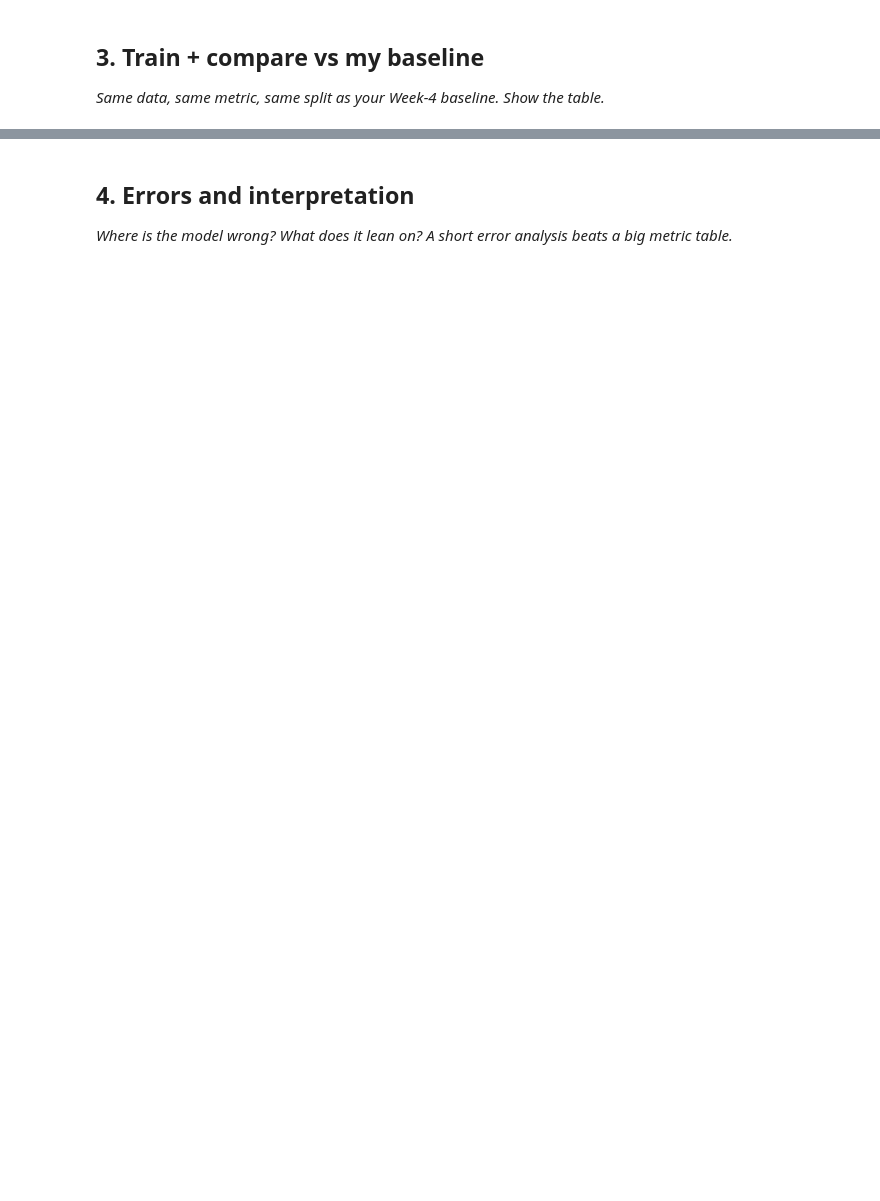
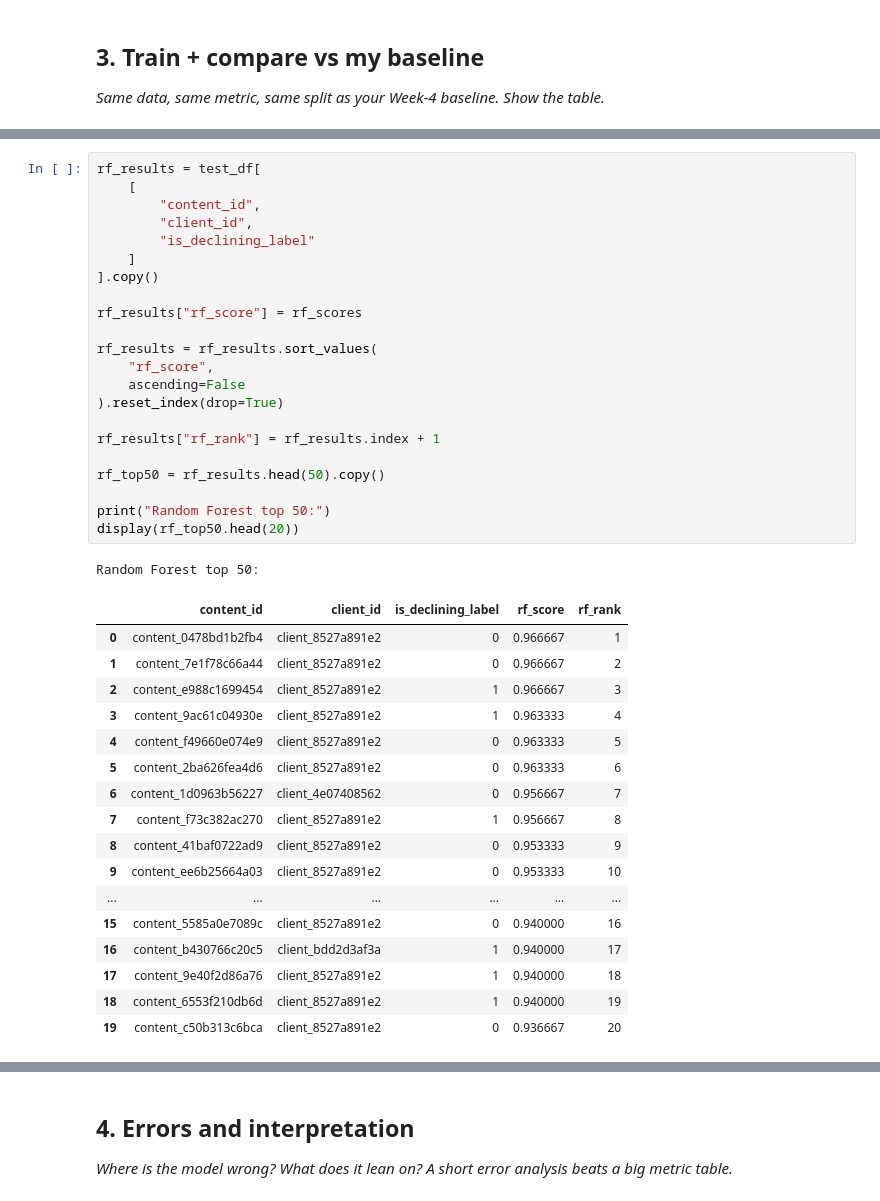
Before and after one commit to Kashaf537/flyrank-ml-internship, a Jupyter notebook: work/notebooks/w05_model.ipynb, the cells around one changed output, grey strips where cells are left out. Saved outputs shown, nothing was run; the diff lists cells and outputs as text; blank space fills up the shorter version.

```diff
--- a/work/notebooks/w05_model.ipynb
+++ b/work/notebooks/w05_model.ipynb
@@ -80,0 +431,41 @@ Columns: 44
+# %%
+rf_results = test_df[
+    [
+        "content_id",
+        "client_id",
+        "is_declining_label"
+    ]
+].copy()
+
+rf_results["rf_score"] = rf_scores
+
+rf_results = rf_results.sort_values(
+    "rf_score",
+    ascending=False
+).reset_index(drop=True)
+
+rf_results["rf_rank"] = rf_results.index + 1
+
+rf_top50 = rf_results.head(50).copy()
+
+print("Random Forest top 50:")
+display(rf_top50.head(20))
+# %% [output]
+Random Forest top 50:
+|  | content_id | client_id | is_declining_label | rf_score | rf_rank |
+| 0 | content_0478bd1b2fb4 | client_8527a891e2 | 0 | 0.966667 | 1 |
+| 1 | content_7e1f78c66a44 | client_8527a891e2 | 0 | 0.966667 | 2 |
+| 2 | content_e988c1699454 | client_8527a891e2 | 1 | 0.966667 | 3 |
+| 3 | content_9ac61c04930e | client_8527a891e2 | 1 | 0.963333 | 4 |
+| 4 | content_f49660e074e9 | client_8527a891e2 | 0 | 0.963333 | 5 |
+| 5 | content_2ba626fea4d6 | client_8527a891e2 | 0 | 0.963333 | 6 |
+| 6 | content_1d0963b56227 | client_4e07408562 | 0 | 0.956667 | 7 |
+| 7 | content_f73c382ac270 | client_8527a891e2 | 1 | 0.956667 | 8 |
+| 8 | content_41baf0722ad9 | client_8527a891e2 | 0 | 0.953333 | 9 |
+| 9 | content_ee6b25664a03 | client_8527a891e2 | 0 | 0.953333 | 10 |
+| ... | ... | ... | ... | ... | ... |
+| 15 | content_5585a0e7089c | client_8527a891e2 | 0 | 0.940000 | 16 |
+| 16 | content_b430766c20c5 | client_bdd2d3af3a | 1 | 0.940000 | 17 |
+| 17 | content_9e40f2d86a76 | client_8527a891e2 | 1 | 0.940000 | 18 |
+| 18 | content_6553f210db6d | client_8527a891e2 | 1 | 0.940000 | 19 |
+| 19 | content_c50b313c6bca | client_8527a891e2 | 0 | 0.936667 | 20 |
```
Also changed, not shown: parts of 27 cells of this notebook.
